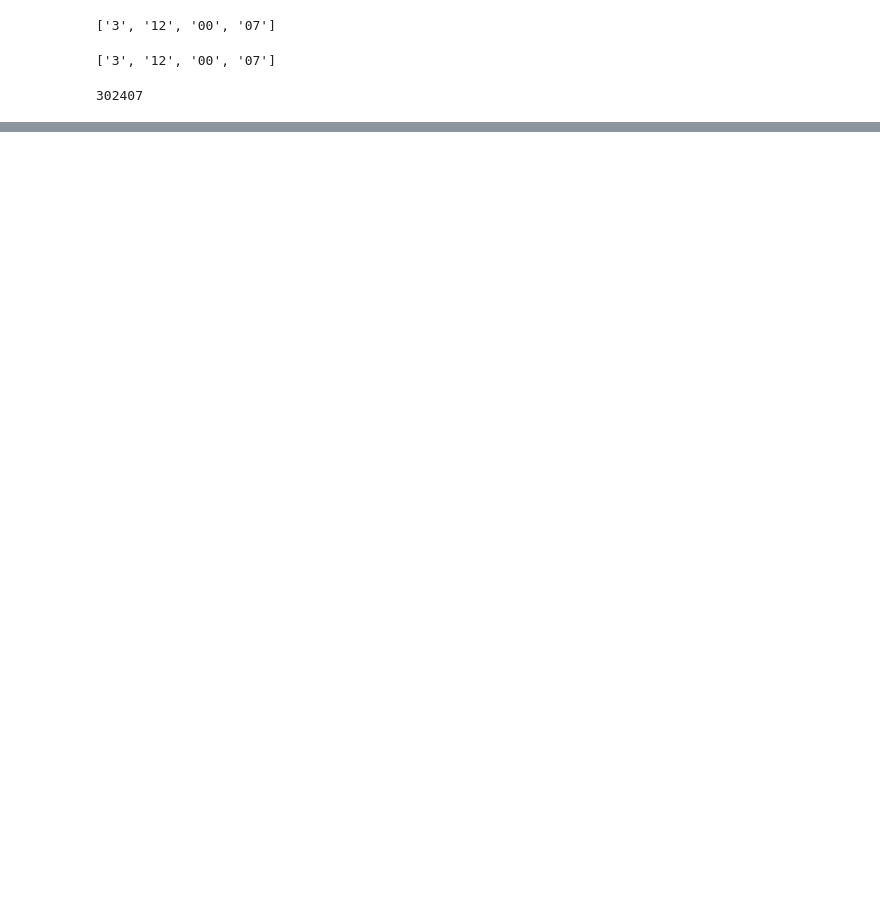
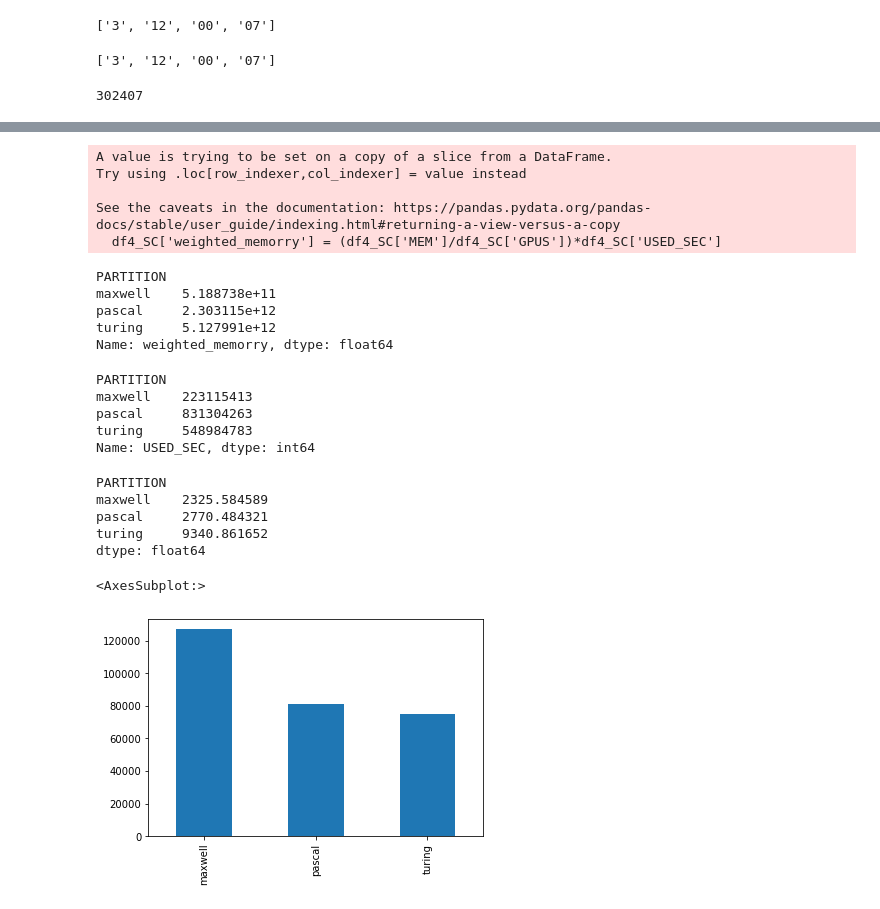
Before and after one commit to essetetsahai/accre_project-jolly_ranchers, a Jupyter notebook: accre-exporation.ipynb, the cells around one changed output, grey strips where cells are left out. Saved outputs shown, nothing was run; the diff lists cells and outputs as text; code cells hidden in the pictures; blank space fills up the shorter version.

```diff
--- a/accre-exporation.ipynb
+++ b/accre-exporation.ipynb
@@ -323,0 +431,6 @@ time_function(time_list1)
+# %%
+df1['MEM'] = df1['USEDMEM'].str.replace('M','',regex=True).str.strip()
+#list = mem.split('M')
+#list
+df1 = df1.astype({"MEM":'float'})
+df1.info()
@@ -323,0 +478,5 @@ time_function(time_list1)
+# %%
+#time overestimate
+
+df1['TIME_ESTIMATE'] = df1['REQ_SEC'] - df1['USED_SEC']
+df1['TIME_ESTIMATE'].value_counts()
@@ -323,0 +566,2 @@ time_function(time_list1)
+# %%
+df4_SC = df1.loc[df1['STATE'] == 'COMPLETED']
@@ -323,0 +590,44 @@ time_function(time_list1)
+# %%
+df4_SC['weighted_memorry'] = (df4_SC['MEM']/df4_SC['GPUS'])*df4_SC['USED_SEC']
+# %% [output]
+A value is trying to be set on a copy of a slice from a DataFrame.
+Try using .loc[row_indexer,col_indexer] = value instead
+
+See the caveats in the documentation: https://pandas.pydata.org/pandas-docs/stable/user_guide/indexing.html#returning-a-view-versus-a-copy
+  df4_SC['weighted_memorry'] = (df4_SC['MEM']/df4_SC['GPUS'])*df4_SC['USED_SEC']
+# %%
+w= df4_SC.groupby(['PARTITION'])['weighted_memorry'].agg('sum')
+w
+# %% [output]
+PARTITION
+maxwell    5.188738e+11
+pascal     2.303115e+12
+turing     5.127991e+12
+Name: weighted_memorry, dtype: float64
+# %%
+z4 = df4_SC.groupby(['PARTITION'])['USED_SEC'].agg('sum')
+z4
+# %% [output]
+PARTITION
+maxwell    223115413
+pascal     831304263
+turing     548984783
+Name: USED_SEC, dtype: int64
+# %%
+#weighted_memorry/total used time in each partition
+w/z4
+
+#The turning is using lot of memorry per unittime.
+#The maxwell have more jobs run in less time like the marathon runner while the turing are the marathon runner. May be the nature of job needs larger memmory and more time.
+# %% [output]
+PARTITION
+maxwell    2325.584589
+pascal     2770.484321
+turing     9340.861652
+dtype: float64
+# %%
+PAR = df4_SC['PARTITION'].value_counts()
+PAR.plot(kind='bar')
+# %% [output]
+<AxesSubplot:>
+[figure, added]
```
Also changed, not shown: parts of 37 cells of this notebook.
